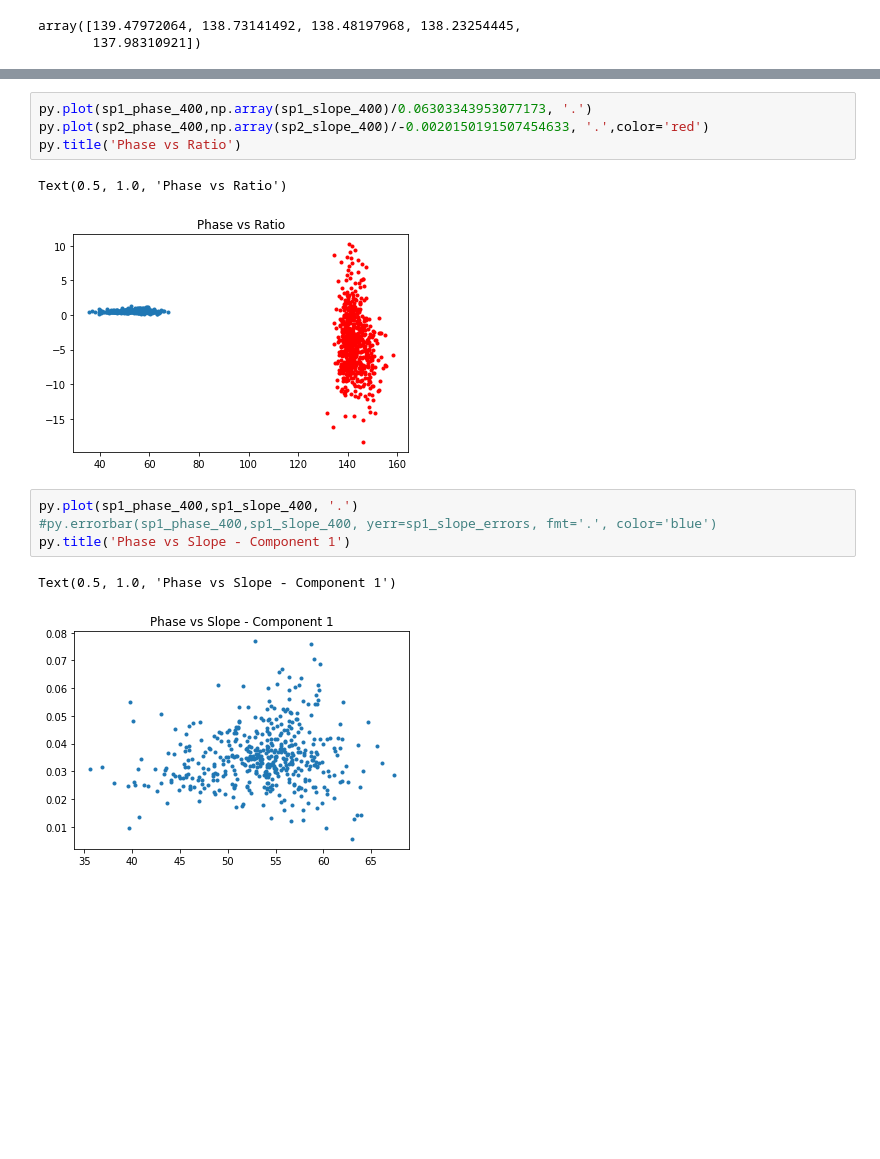
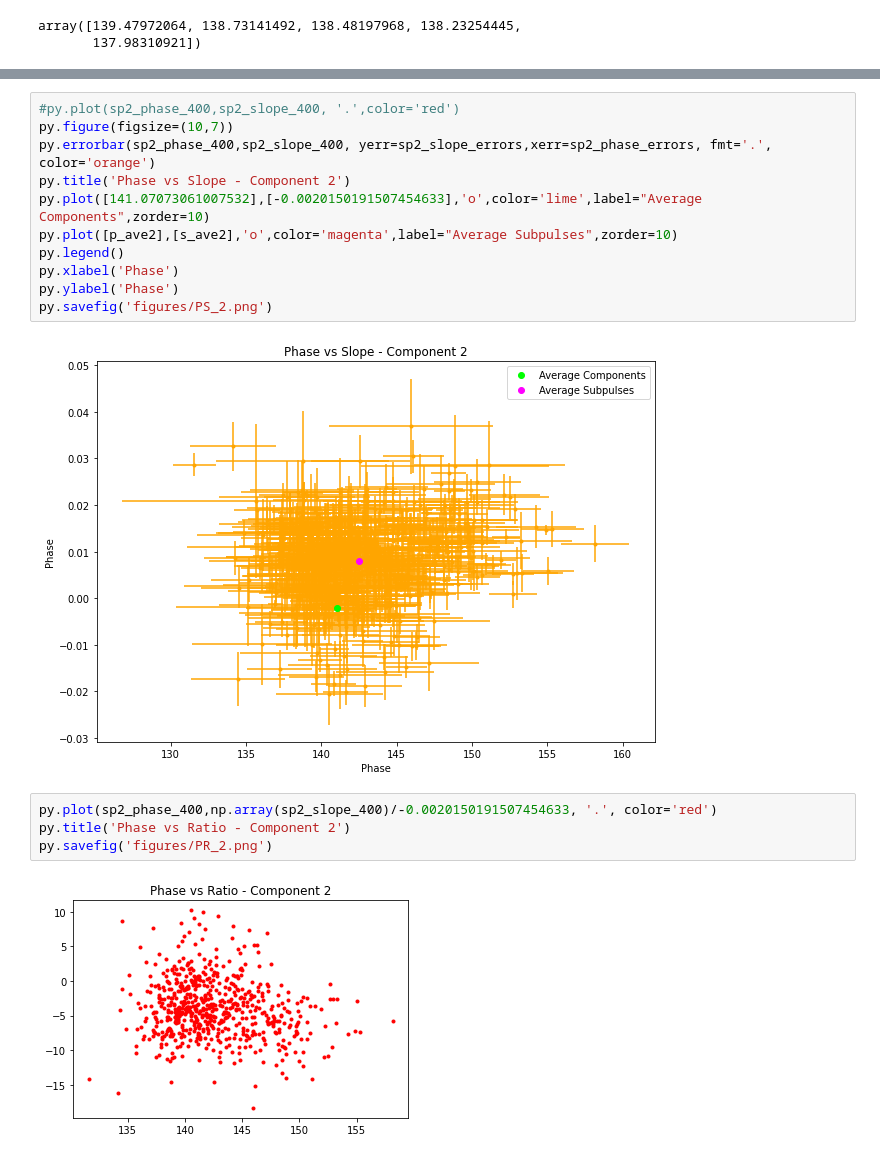
Before and after one commit to lisa53396/19SS-B0818-41, a Jupyter notebook: python_scripts/Sub Pulse Separation - Single Files .ipynb, the cells around one changed output, grey strips where cells are left out. Saved outputs shown, nothing was run; the diff lists cells and outputs as text; blank space fills up the shorter version.

```diff
--- a/python_scripts/Sub Pulse Separation - Single Files .ipynb
+++ b/python_scripts/Sub Pulse Separation - Single Files .ipynb
@@ -1298,14 +1385,19 @@ Text(0.5, 1.0, 'Phase vs Slope')
+# %%
+#py.plot(sp2_phase_400,sp2_slope_400, '.',color='red')
+py.figure(figsize=(10,7))
+py.errorbar(sp2_phase_400,sp2_slope_400, yerr=sp2_slope_errors,xerr=sp2_phase_errors, fmt='.', color='orange')
+py.title('Phase vs Slope - Component 2')
+py.plot([141.07073061007532],[-0.0020150191507454633],'o',color='lime',label="Average Components",zorder=10)
+py.plot([p_ave2],[s_ave2],'o',color='magenta',label="Average Subpulses",zorder=10)
+py.legend()
+py.xlabel('Phase')
+py.ylabel('Phase')
+py.savefig('figures/PS_2.png')
+# %% [output]
+[figure, added]
 # %%
-py.plot(sp1_phase_400,np.array(sp1_slope_400)/0.06303343953077173, '.')
-py.plot(sp2_phase_400,np.array(sp2_slope_400)/-0.0020150191507454633, '.',color='red')
-py.title('Phase vs Ratio')
+py.plot(sp2_phase_400,np.array(sp2_slope_400)/-0.0020150191507454633, '.', color='red')
+py.title('Phase vs Ratio - Component 2')
+py.savefig('figures/PR_2.png')
 # %% [output]
-Text(0.5, 1.0, 'Phase vs Ratio')
-[figure, old version]
+[figure, new version]
-# %%
-py.plot(sp1_phase_400,sp1_slope_400, '.')
-#py.errorbar(sp1_phase_400,sp1_slope_400, yerr=sp1_slope_errors, fmt='.', color='blue')
-py.title('Phase vs Slope - Component 1')
-# %% [output]
-Text(0.5, 1.0, 'Phase vs Slope - Component 1')
-[figure, removed]
```
Also changed, not shown: parts of 19 cells of this notebook, 19 other files.
